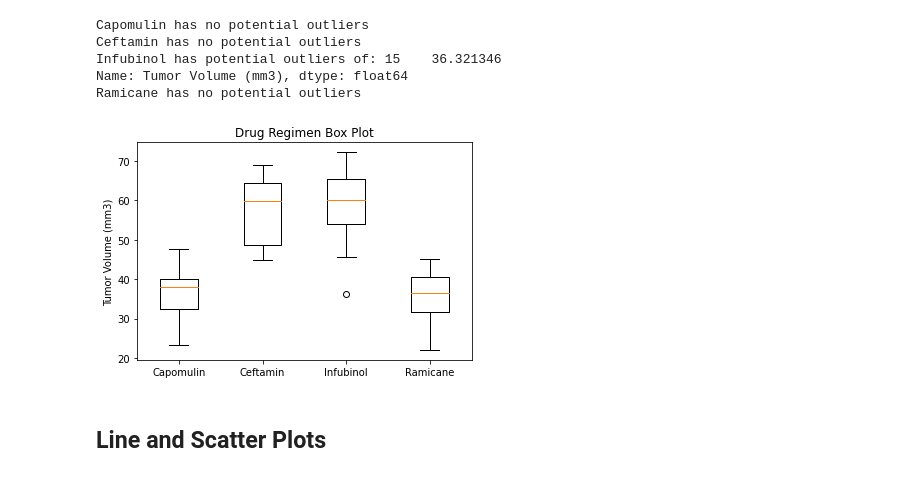
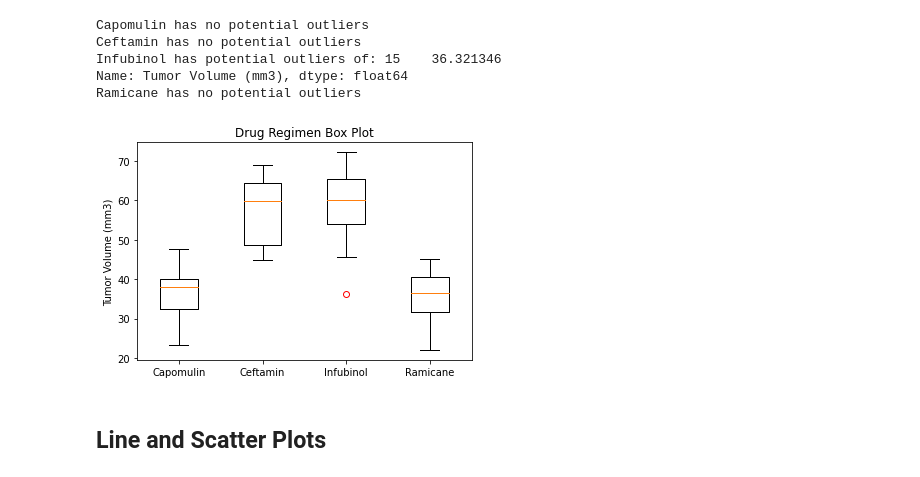
Before and after one commit to d-jimenez/Matplotlib-Challenge, a Jupyter notebook: Pymaceuticals/main.ipynb, the cells around one changed output. Saved outputs shown, nothing was run; the diff lists cells and outputs as text; code cells hidden in the pictures.

Commit message:
Changes format of outlier on box and whisker plot

```diff
--- a/Pymaceuticals/main.ipynb
+++ b/Pymaceuticals/main.ipynb
@@ -296,14 +296,14 @@ Ramicane has no potential outliers
 # %%
 # Box plot of the final tumor volume of each mouse across four regimens of interest
 
 fig1, ax = plt.subplots()
 ax.set_title('Drug Regimen Box Plot')
 ax.set_ylabel('Tumor Volume (mm3)')
 ax.set_xticklabels(drug_regimen_list)
-ax.boxplot(tumor_volume)
+ax.boxplot(tumor_volume,flierprops=dict(markeredgecolor='red'))
 plt.show()
 # %% [output]
-[figure, old version]
+[figure, new version]
 # %%
 #Observation 2: Infubinol was the only data set that had an outlier that falls below the lower bound, while the remaining three drug regimens produced results within the lower and upper bounds.
 # %% [markdown]
```
